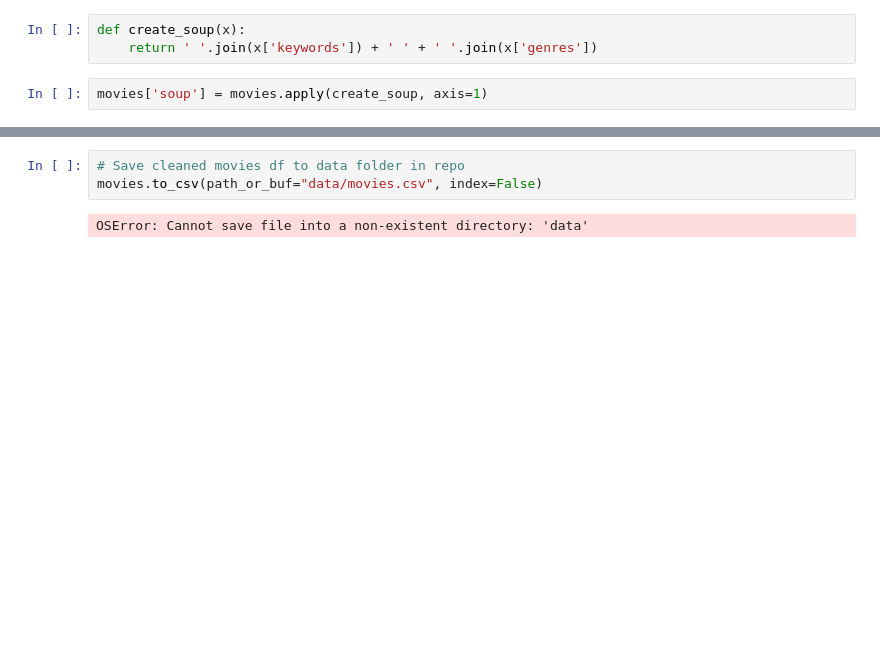
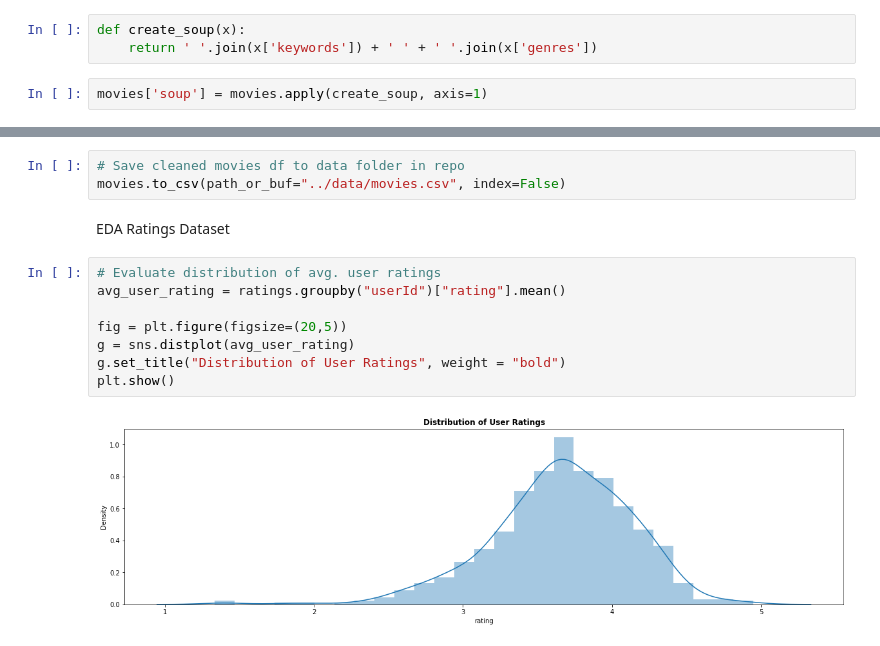
Before and after one commit to mcastelli5/Movie-Recommendation-Engine, a Jupyter notebook: notebooks/EDA.ipynb, the cells around one changed output, grey strips where cells are left out. Drawn from its saved outputs; the diff is of its cells as text; blank space fills up the shorter version.

```diff
--- a/notebooks/EDA.ipynb
+++ b/notebooks/EDA.ipynb
@@ -317,5 +331,15 @@ display(movies)
 # %%
 # Save cleaned movies df to data folder in repo
-movies.to_csv(path_or_buf="data/movies.csv", index=False)
+movies.to_csv(path_or_buf="../data/movies.csv", index=False)
-# %% [output]
-OSError: Cannot save file into a non-existent directory: 'data'
+# %% [markdown]
+EDA Ratings Dataset
+# %%
+# Evaluate distribution of avg. user ratings
+avg_user_rating = ratings.groupby("userId")["rating"].mean()
+
+fig = plt.figure(figsize=(20,5))
+g = sns.distplot(avg_user_rating)
+g.set_title("Distribution of User Ratings", weight = "bold")
+plt.show()
+# %% [output]
+[figure, added]
```
Also changed, not shown: parts of 9 cells of this notebook, 5 other files.
